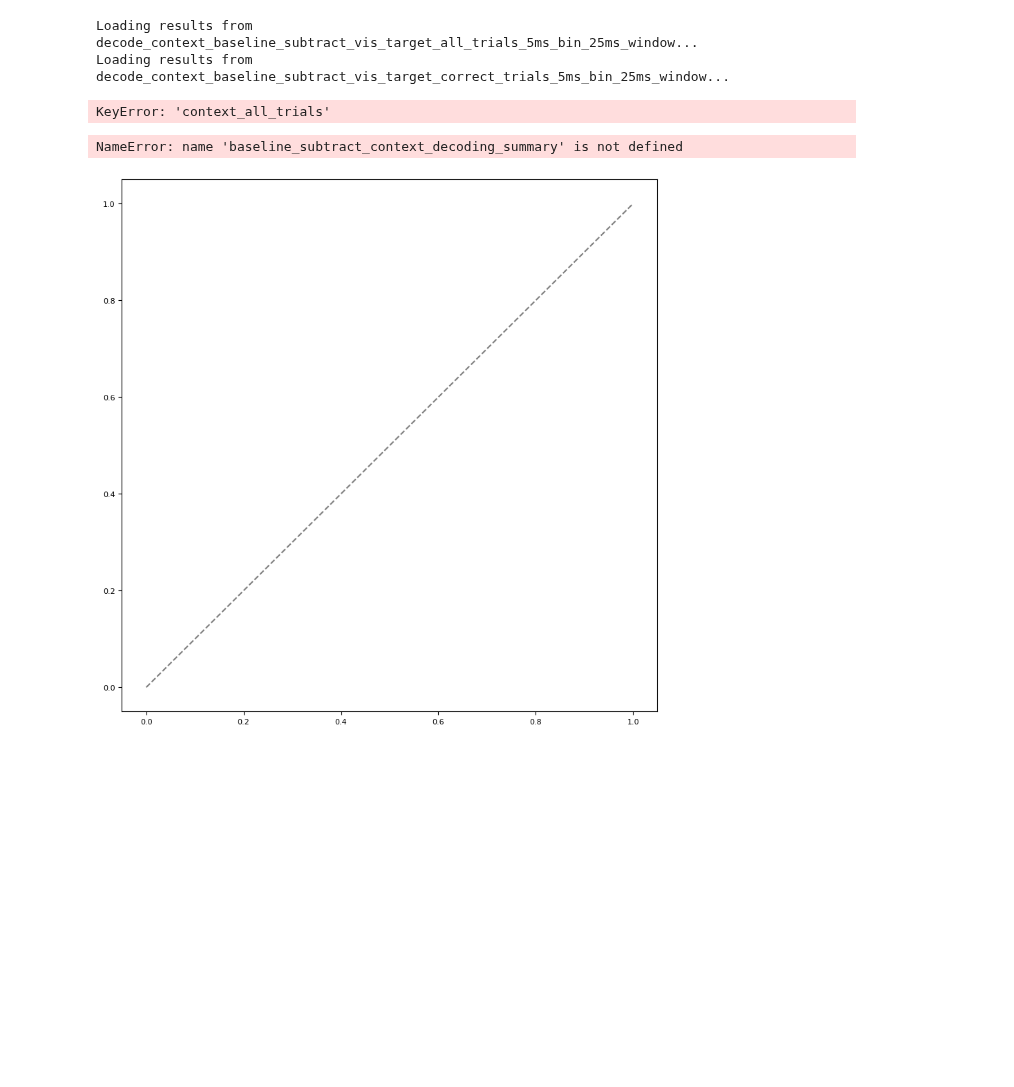
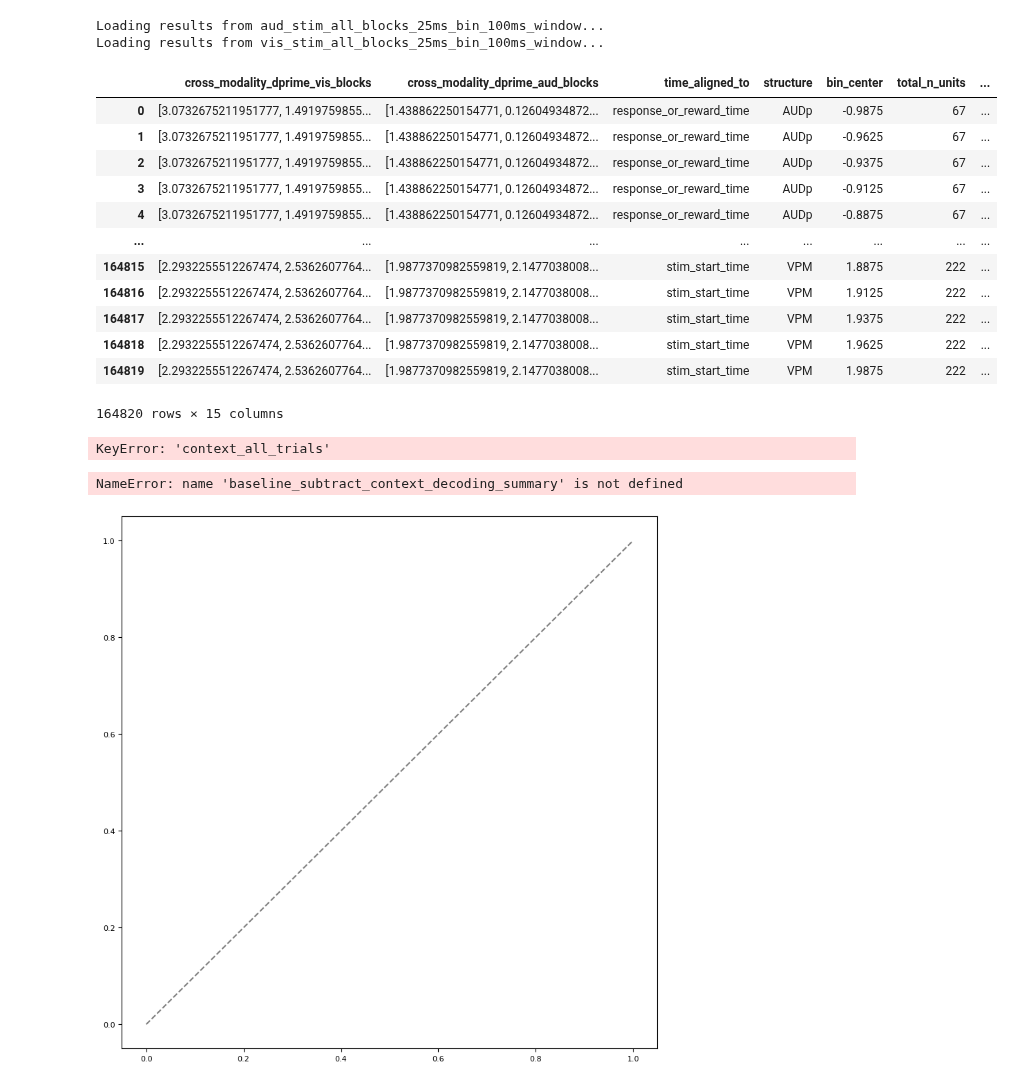
Before and after one commit to AllenInstitute/dynamic_routing_analysis, a Jupyter notebook: notebooks/compare_decoding_context_licks_baseline_subtract.ipynb, the cells around one changed output. Drawn from its saved outputs; the diff is of its cells as text; code cells hidden in the pictures; blank space fills up the shorter version.

```diff
--- a/notebooks/compare_decoding_context_licks_baseline_subtract.ipynb
+++ b/notebooks/compare_decoding_context_licks_baseline_subtract.ipynb
@@ -259,9 +135,9 @@ def get_results_df(results_path, dr_session_list, session_table, grouping_cols,
 results_dfs={}
 for key, results_path in results_paths.items():
     print(f"Loading results from {key}...")
-    results_dfs[key] = get_results_df(results_path, dr_session_list, session_table, grouping_cols, combine_multi_probe_expr, n_repeats, structure_grouping)
+    results_dfs[key] = decoding_utils.load_session_wise_decoder_accuracy(results_path, dr_session_list, session_table,).to_pandas()
 # %% [output]
-Loading results from decode_context_baseline_subtract_vis_target_all_trials_5ms_bin_25ms_window...
-Loading results from decode_context_baseline_subtract_vis_target_correct_trials_5ms_bin_25ms_window...
+Loading results from aud_stim_all_blocks_25ms_bin_100ms_window...
+Loading results from vis_stim_all_blocks_25ms_bin_100ms_window...
 # %%
 # save individual dfs from resuts_dfs as parquet files
@@ -279,5 +155,19 @@ for filename in os.listdir(savepath):
         df = pd.read_parquet(os.path.join(savepath, filename))
         results_dfs[key] = df
 # %%
-results_dfs.keys()
+results_dfs['vis_stim_all_blocks_25ms_bin_100ms_window']
+# %% [output]
+|  | cross_modality_dprime_vis_blocks | cross_modality_dprime_aud_blocks | time_aligned_to | structure | bin_center | total_n_units | ... |
+| 0 | [3.0732675211951777, 1.4919759855... | [1.438862250154771, 0.12604934872... | response_or_reward_time | AUDp | -0.9875 | 67 | ... |
+| 1 | [3.0732675211951777, 1.4919759855... | [1.438862250154771, 0.12604934872... | response_or_reward_time | AUDp | -0.9625 | 67 | ... |
+| 2 | [3.0732675211951777, 1.4919759855... | [1.438862250154771, 0.12604934872... | response_or_reward_time | AUDp | -0.9375 | 67 | ... |
+| 3 | [3.0732675211951777, 1.4919759855... | [1.438862250154771, 0.12604934872... | response_or_reward_time | AUDp | -0.9125 | 67 | ... |
+| 4 | [3.0732675211951777, 1.4919759855... | [1.438862250154771, 0.12604934872... | response_or_reward_time | AUDp | -0.8875 | 67 | ... |
+| ... | ... | ... | ... | ... | ... | ... | ... |
+| 164815 | [2.2932255512267474, 2.5362607764... | [1.9877370982559819, 2.1477038008... | stim_start_time | VPM | 1.8875 | 222 | ... |
+| 164816 | [2.2932255512267474, 2.5362607764... | [1.9877370982559819, 2.1477038008... | stim_start_time | VPM | 1.9125 | 222 | ... |
+| 164817 | [2.2932255512267474, 2.5362607764... | [1.9877370982559819, 2.1477038008... | stim_start_time | VPM | 1.9375 | 222 | ... |
+| 164818 | [2.2932255512267474, 2.5362607764... | [1.9877370982559819, 2.1477038008... | stim_start_time | VPM | 1.9625 | 222 | ... |
+| 164819 | [2.2932255512267474, 2.5362607764... | [1.9877370982559819, 2.1477038008... | stim_start_time | VPM | 1.9875 | 222 | ... |
+164820 rows × 15 columns
 # %%
```
Also changed, not shown: parts of 15 cells of this notebook, 7 other files.
